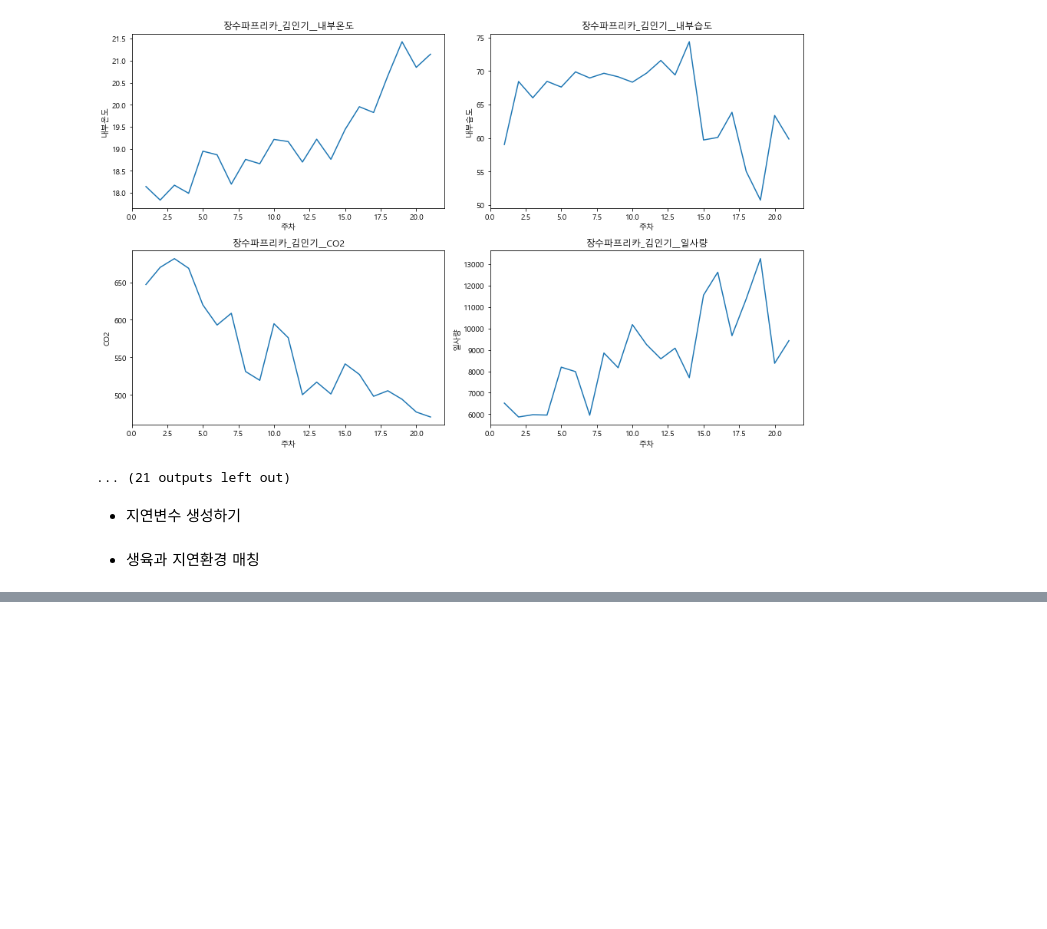
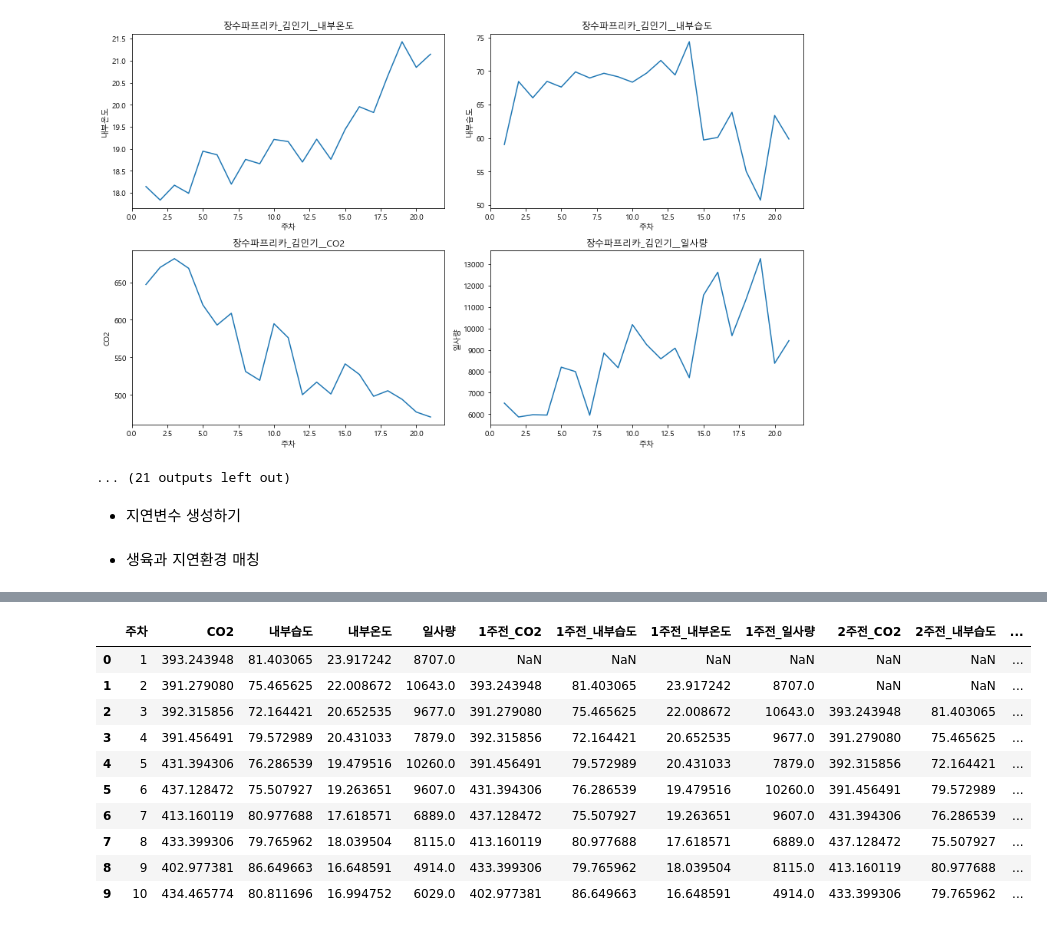
Before and after one commit to meucham11/nong_intern, a Jupyter notebook: 03_지연변수와 회귀.ipynb, the cells around one changed output, grey strips where cells are left out. Drawn from its saved outputs; the diff is of its cells as text; code cells hidden in the pictures; blank space fills up the shorter version.

```diff
--- a/03_지연변수와 회귀.ipynb
+++ b/03_지연변수와 회귀.ipynb
@@ -412,0 +436,14 @@ for p in pivot_set:
+# %%
+lag_dataset[0].head(10)
+# %% [output]
+|  | 주차 | CO2 | 내부습도 | 내부온도 | 일사량 | 1주전_CO2 | 1주전_내부습도 | 1주전_내부온도 | 1주전_일사량 | 2주전_CO2 | 2주전_내부습도 | ... |
+| 0 | 1 | 393.243948 | 81.403065 | 23.917242 | 8707.0 | NaN | NaN | NaN | NaN | NaN | NaN | ... |
+| 1 | 2 | 391.279080 | 75.465625 | 22.008672 | 10643.0 | 393.243948 | 81.403065 | 23.917242 | 8707.0 | NaN | NaN | ... |
+| 2 | 3 | 392.315856 | 72.164421 | 20.652535 | 9677.0 | 391.279080 | 75.465625 | 22.008672 | 10643.0 | 393.243948 | 81.403065 | ... |
+| 3 | 4 | 391.456491 | 79.572989 | 20.431033 | 7879.0 | 392.315856 | 72.164421 | 20.652535 | 9677.0 | 391.279080 | 75.465625 | ... |
+| 4 | 5 | 431.394306 | 76.286539 | 19.479516 | 10260.0 | 391.456491 | 79.572989 | 20.431033 | 7879.0 | 392.315856 | 72.164421 | ... |
+| 5 | 6 | 437.128472 | 75.507927 | 19.263651 | 9607.0 | 431.394306 | 76.286539 | 19.479516 | 10260.0 | 391.456491 | 79.572989 | ... |
+| 6 | 7 | 413.160119 | 80.977688 | 17.618571 | 6889.0 | 437.128472 | 75.507927 | 19.263651 | 9607.0 | 431.394306 | 76.286539 | ... |
+| 7 | 8 | 433.399306 | 79.765962 | 18.039504 | 8115.0 | 413.160119 | 80.977688 | 17.618571 | 6889.0 | 437.128472 | 75.507927 | ... |
+| 8 | 9 | 402.977381 | 86.649663 | 16.648591 | 4914.0 | 433.399306 | 79.765962 | 18.039504 | 8115.0 | 413.160119 | 80.977688 | ... |
+| 9 | 10 | 434.465774 | 80.811696 | 16.994752 | 6029.0 | 402.977381 | 86.649663 | 16.648591 | 4914.0 | 433.399306 | 79.765962 | ... |
```
Also changed, not shown: parts of 5 cells of this notebook.
